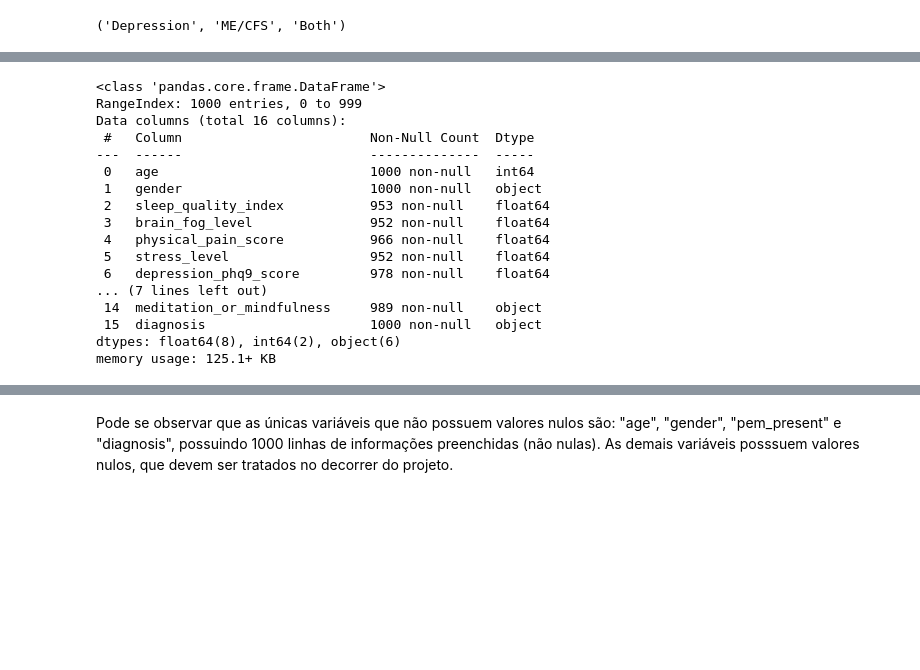
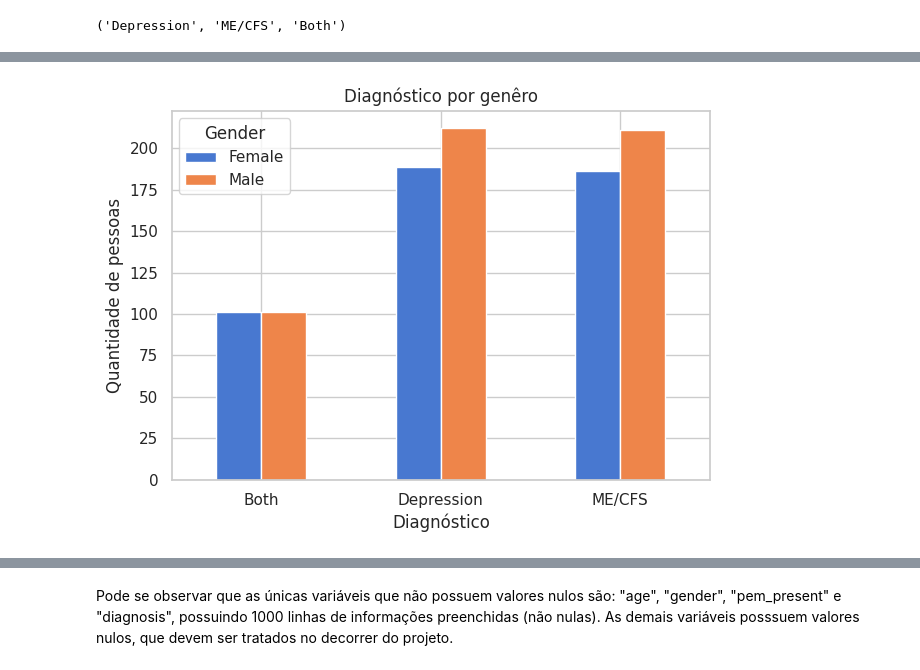
Before and after one commit to jessikamorais/FIAP, a Jupyter notebook: projeto_modulo1.ipynb, the cells around one changed output, grey strips where cells are left out. Saved outputs shown, nothing was run; the diff lists cells and outputs as text; code cells hidden in the pictures; blank space fills up the shorter version.

```diff
--- a/projeto_modulo1.ipynb
+++ b/projeto_modulo1.ipynb
@@ -87,8 +93,3 @@ diagnosis_map = {'1':'Depression',
 diagnosis_map['1'], diagnosis_map['2'], diagnosis_map['3']
 # %% [output]
 ('Depression', 'ME/CFS', 'Both')
-# %%
-sns.set_theme(style="whitegrid", palette="muted")
-
-ax = sns.swarmplot(data=data, x="diagnosis", y="depression_phq9_score")
-ax.set(ylabel="Depression PHQ9 Score")
@@ -98,20 +96,14 @@ ax.set(ylabel="Depression PHQ9 Score")
-# %%
-data.info()
-# %% [output]
-<class 'pandas.core.frame.DataFrame'>
-RangeIndex: 1000 entries, 0 to 999
-Data columns (total 16 columns):
- #   Column                        Non-Null Count  Dtype
----  ------                        --------------  -----
- 0   age                           1000 non-null   int64
- 1   gender                        1000 non-null   object
- 2   sleep_quality_index           953 non-null    float64
- 3   brain_fog_level               952 non-null    float64
- 4   physical_pain_score           966 non-null    float64
- 5   stress_level                  952 non-null    float64
- 6   depression_phq9_score         978 non-null    float64
-... (7 lines left out)
- 14  meditation_or_mindfulness     989 non-null    object
- 15  diagnosis                     1000 non-null   object
-dtypes: float64(8), int64(2), object(6)
-memory usage: 125.1+ KB
+# %%
+grouped = data.groupby(["diagnosis", "gender"]).size().unstack(fill_value=0)
+
+grouped.plot(kind="bar")
+
+plt.title("Diagnóstico por genêro")
+plt.xlabel("Diagnóstico")
+plt.ylabel("Quantidade de pessoas")
+plt.xticks(rotation=0)
+plt.legend(title="Gender")
+plt.tight_layout()
+plt.show()
+# %% [output]
+[figure, added]
```
Also changed, not shown: parts of 7 cells of this notebook.
